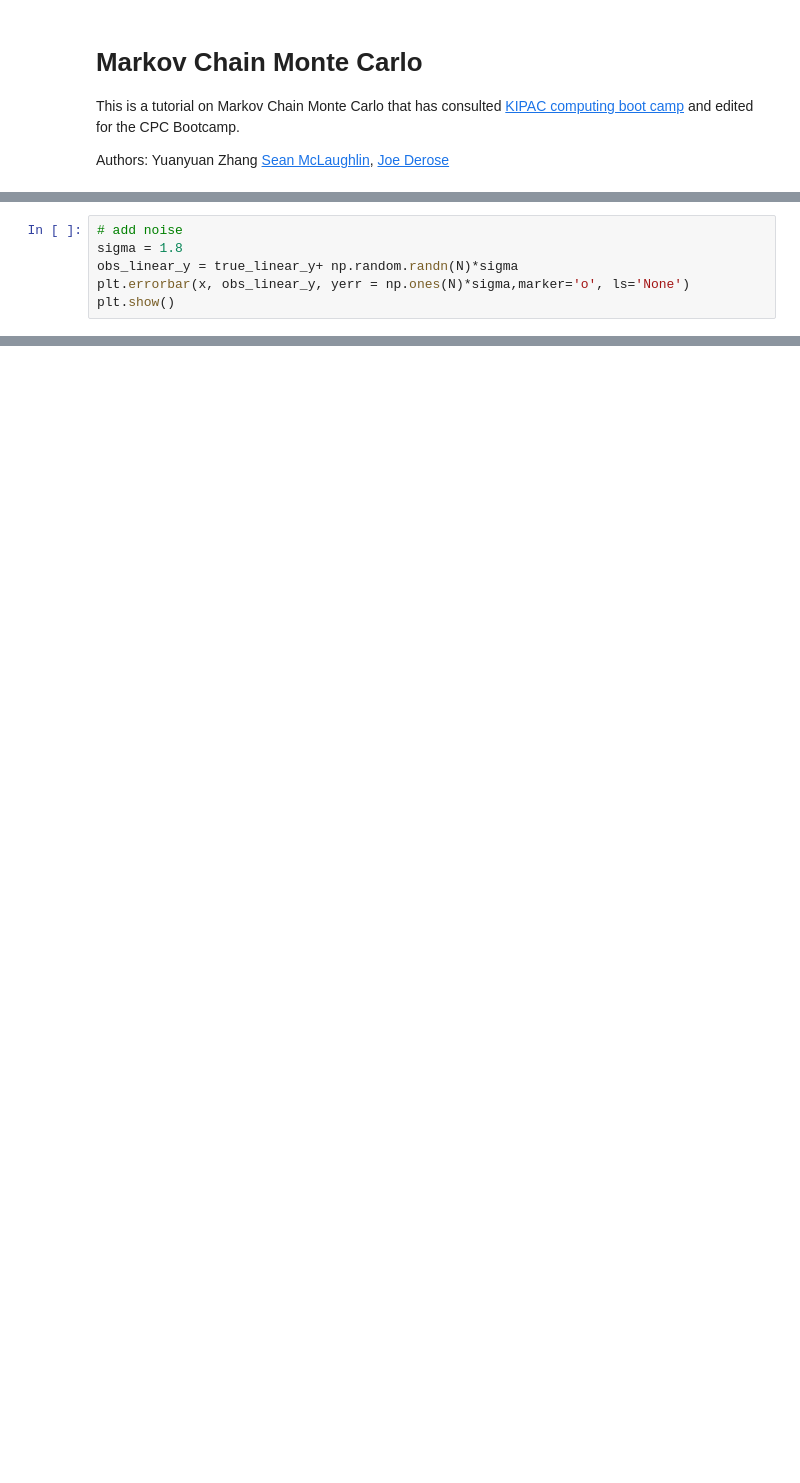
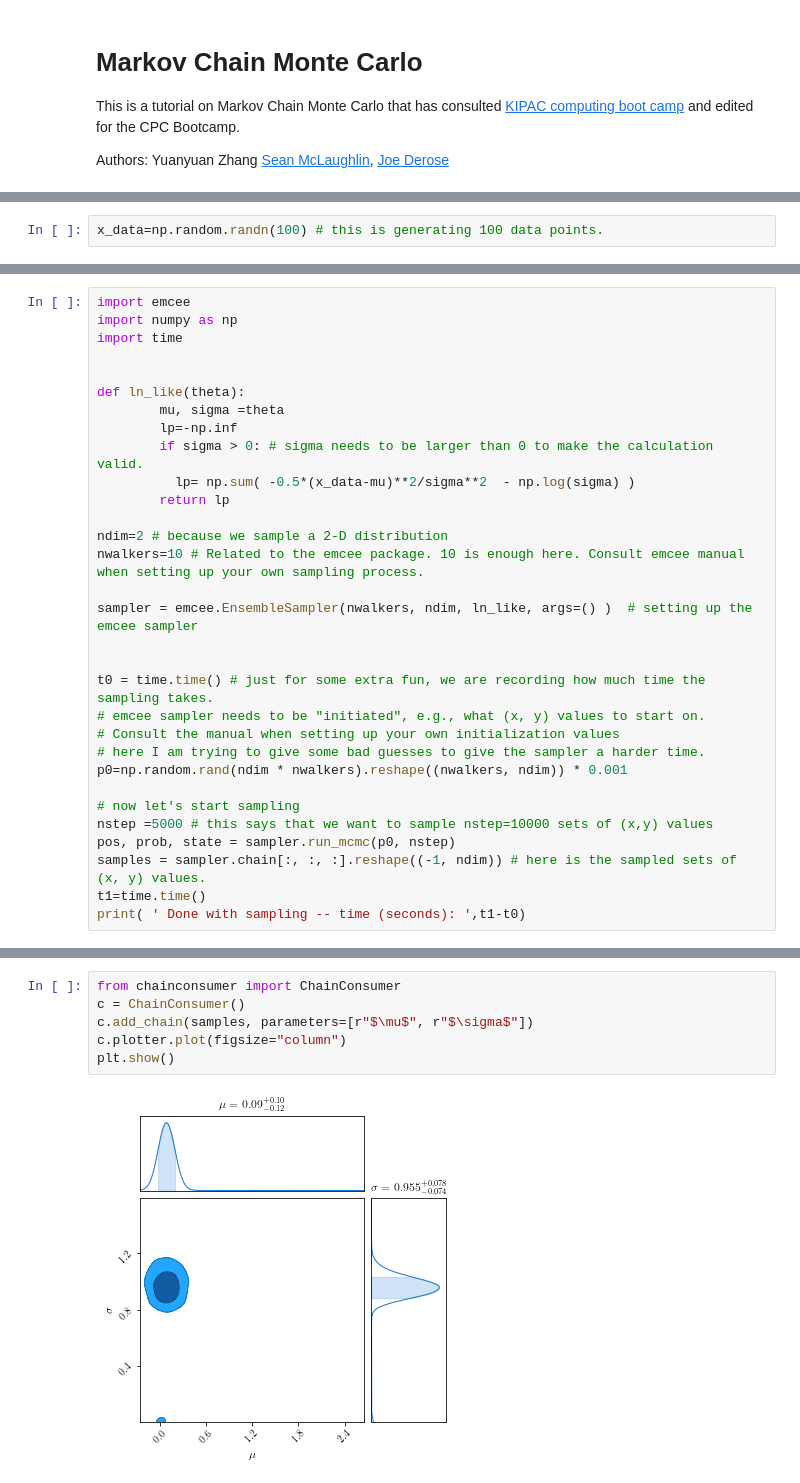
Before and after one commit to fnal-cpc/bootcamp, a Jupyter notebook: mcmc.ipynb, the cells around one changed output, grey strips where cells are left out. Drawn from its saved outputs; the diff is of its cells as text; blank space fills up the shorter version.

```diff
--- a/mcmc.ipynb
+++ b/mcmc.ipynb
@@ -30,6 +8,0 @@ plt.show()
-# %%
-# add noise
-sigma = 1.8
-obs_linear_y = true_linear_y+ np.random.randn(N)*sigma
-plt.errorbar(x, obs_linear_y, yerr = np.ones(N)*sigma,marker='o', ls='None')
-plt.show()
@@ -230,0 +147,2 @@ Find a good fit to the nonlinear data using minimize. You may want to try using
+# %%
+x_data=np.random.randn(100) # this is generating 100 data points.
@@ -230,0 +151,31 @@ Find a good fit to the nonlinear data using minimize. You may want to try using
+# %%
+import emcee
+import numpy as np
+import time
+
+
+def ln_like(theta):
+        mu, sigma =theta
+        lp=-np.inf
+        if sigma > 0: # sigma needs to be larger than 0 to make the calculation valid.
+          lp= np.sum( -0.5*(x_data-mu)**2/sigma**2  - np.log(sigma) )
+        return lp
+
+ndim=2 # because we sample a 2-D distribution
+nwalkers=10 # Related to the emcee package. 10 is enough here. Consult emcee manual when setting up your own sampling process.
+
+sampler = emcee.EnsembleSampler(nwalkers, ndim, ln_like, args=() )  # setting up the emcee sampler
+
+
+t0 = time.time() # just for some extra fun, we are recording how much time the sampling takes.
+# emcee sampler needs to be "initiated", e.g., what (x, y) values to start on.
+# Consult the manual when setting up your own initialization values
+# here I am trying to give some bad guesses to give the sampler a harder time.
+p0=np.random.rand(ndim * nwalkers).reshape((nwalkers, ndim)) * 0.001
+
+# now let's start sampling
+nstep =5000 # this says that we want to sample nstep=10000 sets of (x,y) values
+pos, prob, state = sampler.run_mcmc(p0, nstep)
+samples = sampler.chain[:, :, :].reshape((-1, ndim)) # here is the sampled sets of (x, y) values.
+t1=time.time()
+print( ' Done with sampling -- time (seconds): ',t1-t0)
@@ -230,0 +186,8 @@ Find a good fit to the nonlinear data using minimize. You may want to try using
+# %%
+from chainconsumer import ChainConsumer
+c = ChainConsumer()
+c.add_chain(samples, parameters=[r"$\mu$", r"$\sigma$"])
+c.plotter.plot(figsize="column")
+plt.show()
+# %% [output]
+[figure, added]
```
Also changed, not shown: parts of 59 cells of this notebook.
